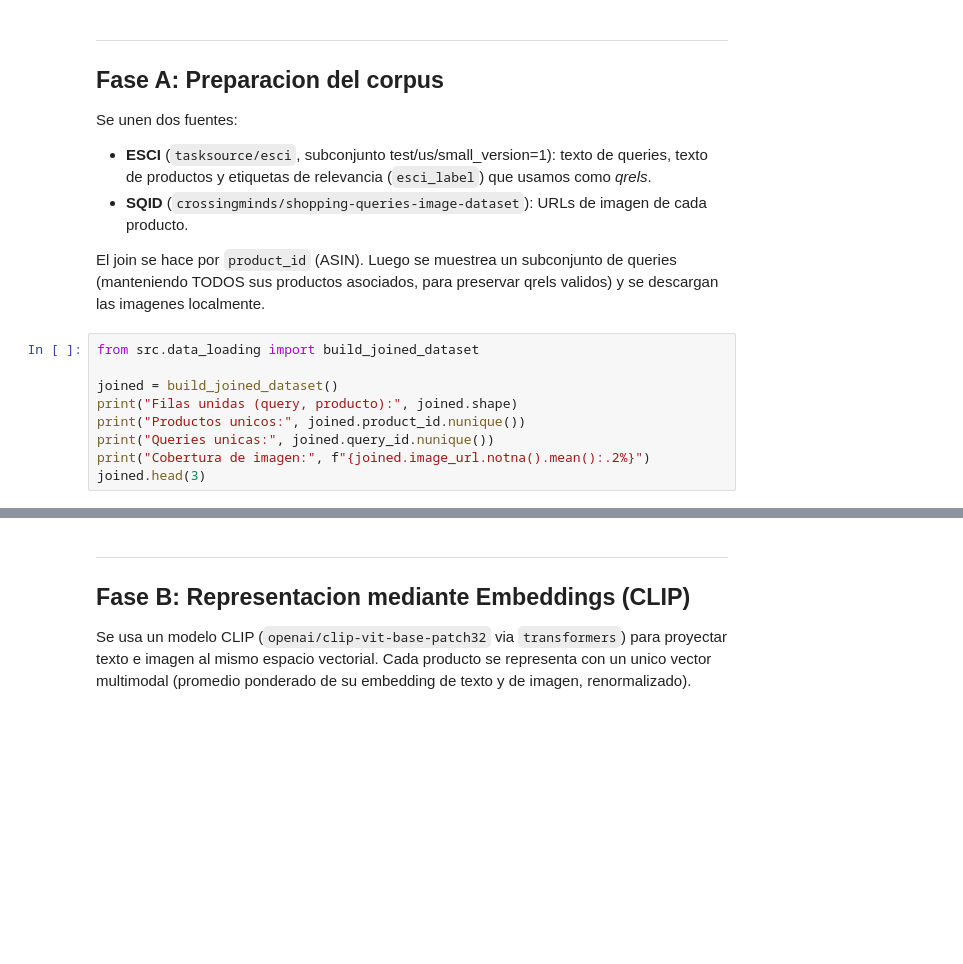
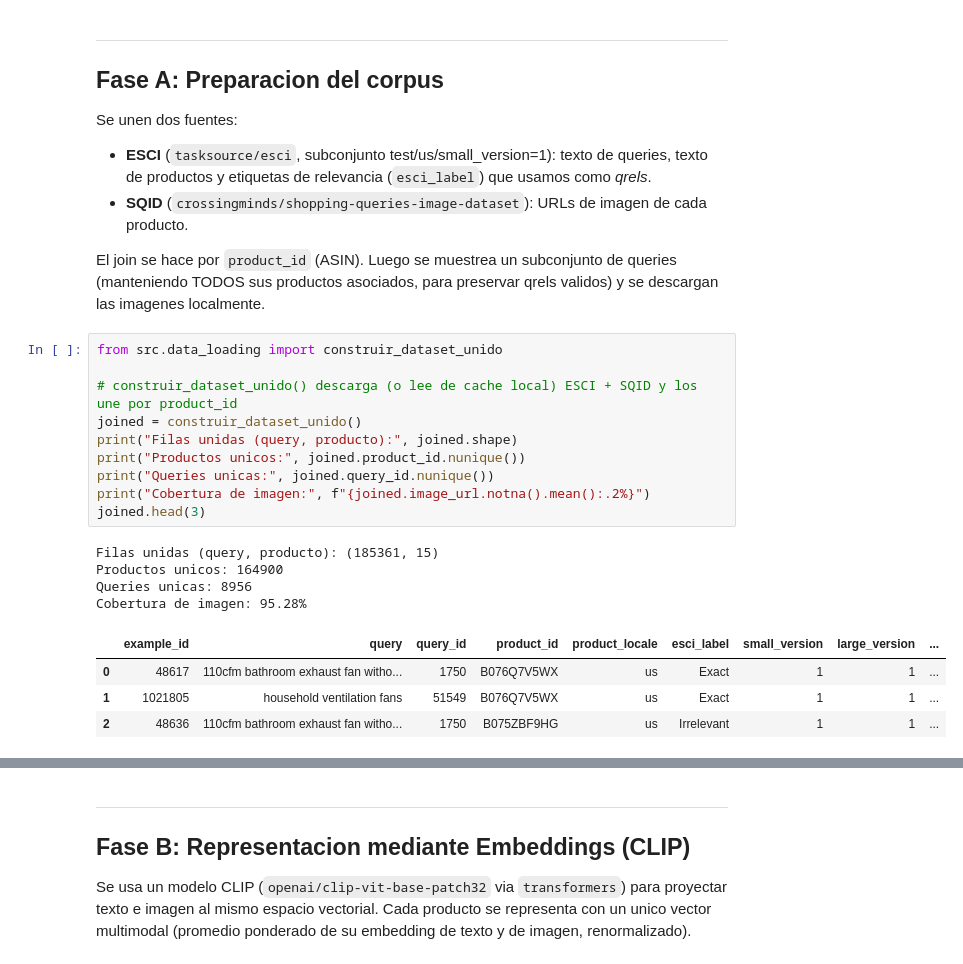
Before and after one commit to auber-8a/Sistema-de-Recuperaci-n-de-Informaci-n-Multimodal-con-RAG, a Jupyter notebook: proyecto_rag_multimodal.ipynb, the cells around one changed output, grey strips where cells are left out. Saved outputs shown, nothing was run; the diff lists cells and outputs as text; blank space fills up the shorter version.

```diff
--- a/proyecto_rag_multimodal.ipynb
+++ b/proyecto_rag_multimodal.ipynb
@@ -39,12 +41,22 @@ El join se hace por `product_id` (ASIN). Luego se muestrea un subconjunto de que
 (manteniendo TODOS sus productos asociados, para preservar qrels validos) y se descargan
 las imagenes localmente.
 # %%
-from src.data_loading import build_joined_dataset
+from src.data_loading import construir_dataset_unido
 
-joined = build_joined_dataset()
+# construir_dataset_unido() descarga (o lee de cache local) ESCI + SQID y los une por product_id
+joined = construir_dataset_unido()
 print("Filas unidas (query, producto):", joined.shape)
 print("Productos unicos:", joined.product_id.nunique())
 print("Queries unicas:", joined.query_id.nunique())
 print("Cobertura de imagen:", f"{joined.image_url.notna().mean():.2%}")
 joined.head(3)
+# %% [output]
+Filas unidas (query, producto): (185361, 15)
+Productos unicos: 164900
+Queries unicas: 8956
+Cobertura de imagen: 95.28%
+|  | example_id | query | query_id | product_id | product_locale | esci_label | small_version | large_version | ... |
+| 0 | 48617 | 110cfm bathroom exhaust fan witho... | 1750 | B076Q7V5WX | us | Exact | 1 | 1 | ... |
+| 1 | 1021805 | household ventilation fans | 51549 | B076Q7V5WX | us | Exact | 1 | 1 | ... |
+| 2 | 48636 | 110cfm bathroom exhaust fan witho... | 1750 | B075ZBF9HG | us | Irrelevant | 1 | 1 | ... |
 # %%
```
Also changed, not shown: parts of 19 cells of this notebook, 15 other files.
